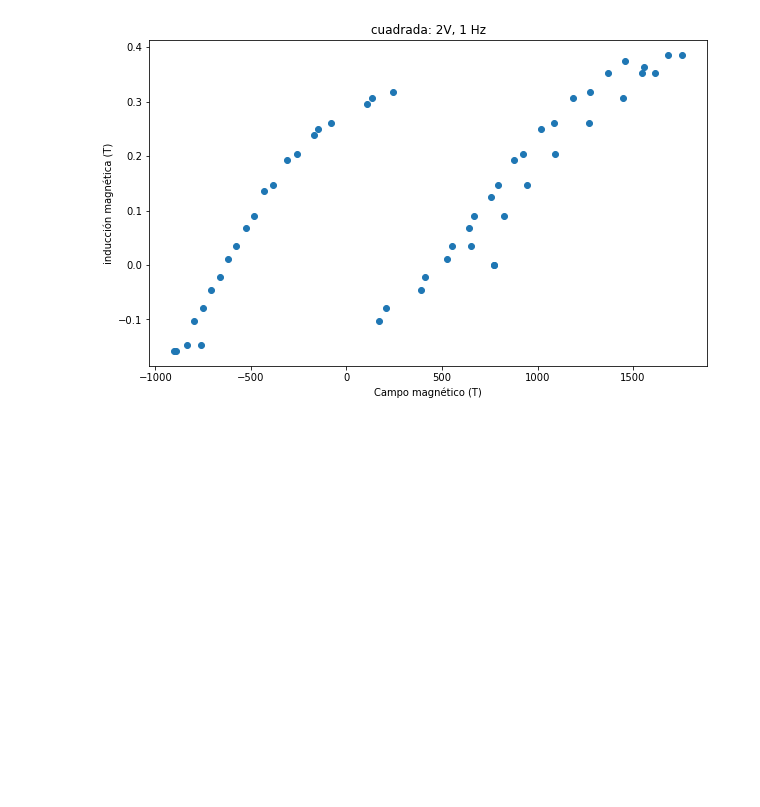
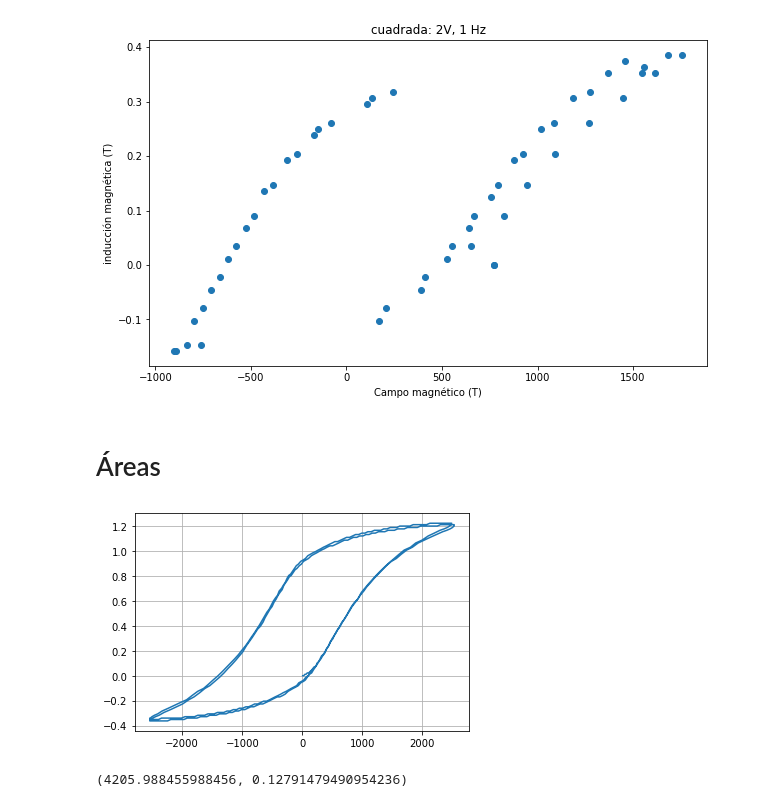
Before and after one commit to slaverdeg/Laboratorio-Moderna-GitHub, a Jupyter notebook: Histéresis Magnética/codigo_HM.ipynb, the cells around one changed output. Drawn from its saved outputs; the diff is of its cells as text; code cells hidden in the pictures; blank space fills up the shorter version.

```diff
--- a/Histéresis Magnética/codigo_HM.ipynb
+++ b/Histéresis Magnética/codigo_HM.ipynb
@@ -107,6 +107,19 @@ B_5 = F_5/(N*A)*(-1)
 H_5 = (N*I_5)/L
 B_6 = F_6/(N*A)*(-1)
 H_6 = (N*I_6)/L
+
+B_1 = B_1[~np.isnan(B_1)]
+H_1 = H_1[~np.isnan(H_1)]
+B_2 = B_2[~np.isnan(B_2)]
+H_2 = H_2[~np.isnan(H_2)]
+B_3 = B_3[~np.isnan(B_3)]
+H_3 = H_3[~np.isnan(H_3)]
+B_4 = B_4[~np.isnan(B_4)]
+H_4 = H_4[~np.isnan(H_4)]
+B_5 = B_5[~np.isnan(B_5)]
+H_5 = H_5[~np.isnan(H_5)]
+B_6 = B_6[~np.isnan(B_6)]
+H_6 = H_6[~np.isnan(H_6)]
 # %%
 plt.figure(figsize=(10,6))
 plt.scatter(H_1,B_1)
@@ -161,3 +174,16 @@ plt.title('cuadrada: 2V, 1 Hz')
 # %% [output]
 Text(0.5, 1.0, 'cuadrada: 2V, 1 Hz')
 [figure]
+# %% [markdown]
+# Áreas
+# %%
+plt.plot(H_1,B_1)
+plt.grid(True)
+plt.show()
+mean = np.mean(B_1)
+variance = np.trapz((B_1 - mean)**2, H_1) / (np.max(H_1) - np.min(H_1))
+std_dev = np.sqrt(np.abs(variance))
+(-np.trapz(B_1,H_1),std_dev)
+# %% [output]
+[figure, added]
+(4205.988455988456, 0.12791479490954236)
```
Also changed, not shown: parts of 5 cells of this notebook, 6 other files.
